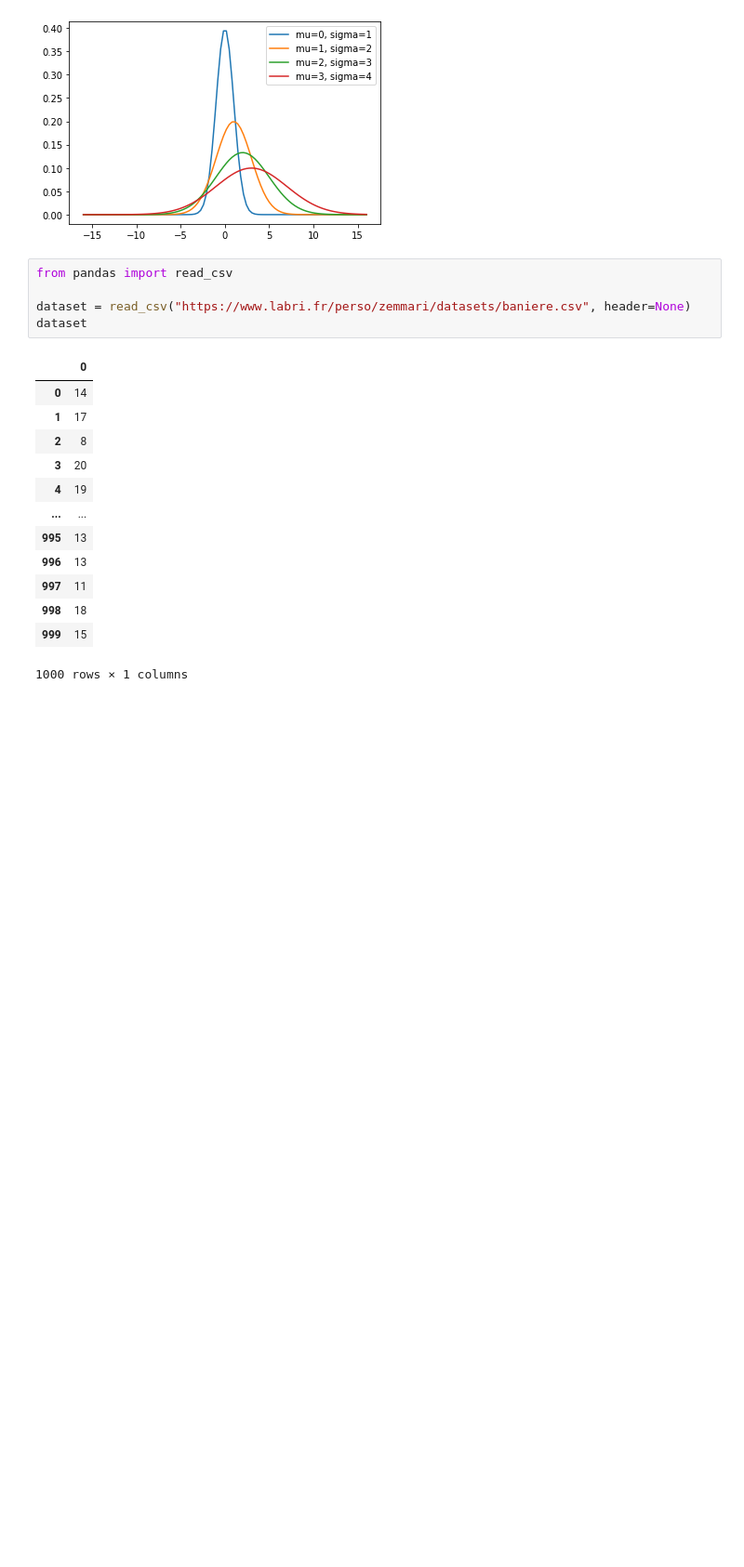
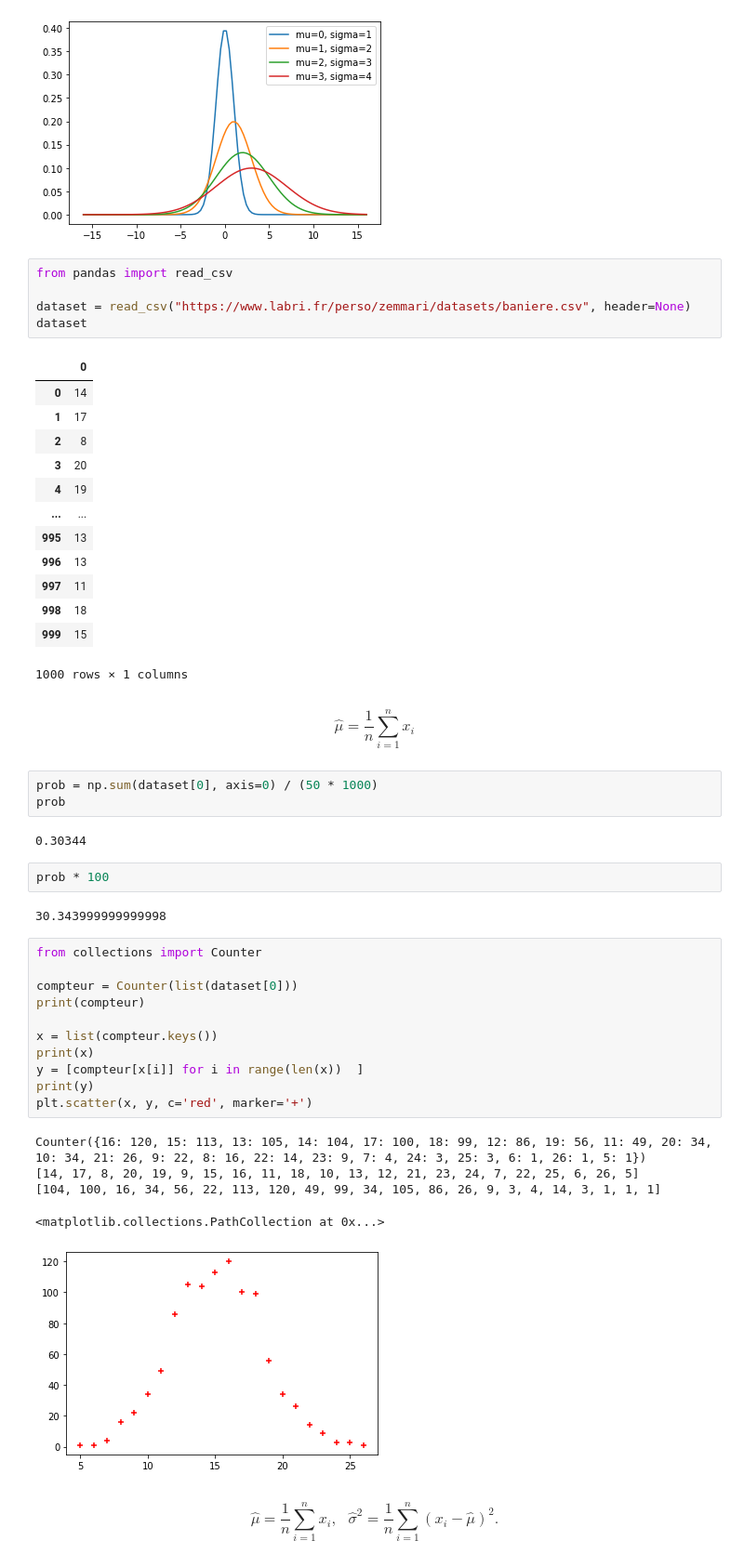
Before and after one commit to charles66820/CREMIfiles, a Jupyter notebook: acid/td/td01.ipynb, the cells around one changed output. Shown at 93% size. Saved outputs shown, nothing was run; the diff lists cells and outputs as text; blank space fills up the shorter version.

```diff
--- a/acid/td/td01.ipynb
+++ b/acid/td/td01.ipynb
@@ -334,3 +332,33 @@ dataset
 | 998 | 18 |
 | 999 | 15 |
 1000 rows × 1 columns
+# %% [markdown]
+$$\hat\mu = \frac 1 n \sum_{i=1}^n x_i$$
+# %%
+prob = np.sum(dataset[0], axis=0) / (50 * 1000)
+prob
+# %% [output]
+0.30344
+# %%
+prob * 100
+# %% [output]
+30.343999999999998
+# %%
+from collections import Counter
+
+compteur = Counter(list(dataset[0]))
+print(compteur)
+
+x = list(compteur.keys())
+print(x)
+y = [compteur[x[i]] for i in range(len(x))  ]
+print(y)
+plt.scatter(x, y, c='red', marker='+')
+# %% [output]
+Counter({16: 120, 15: 113, 13: 105, 14: 104, 17: 100, 18: 99, 12: 86, 19: 56, 11: 49, 20: 34, 10: 34, 21: 26, 9: 22, 8: 16, 22: 14, 23: 9, 7: 4, 24: 3, 25: 3, 6: 1, 26: 1, 5: 1})
+[14, 17, 8, 20, 19, 9, 15, 16, 11, 18, 10, 13, 12, 21, 23, 24, 7, 22, 25, 6, 26, 5]
+[104, 100, 16, 34, 56, 22, 113, 120, 49, 99, 34, 105, 86, 26, 9, 3, 4, 14, 3, 1, 1, 1]
+<matplotlib.collections.PathCollection at 0x...>
+[figure, added]
+# %% [markdown]
+$$\hat\mu = \frac 1 n \sum_{i=1}^n x_i, \,\,\,\, \hat\sigma^2 = \frac 1 {n} \sum_{i=1}^n \left(x_i - \hat\mu\right)^2.$$
```
Also changed, not shown: parts of 14 cells of this notebook.
